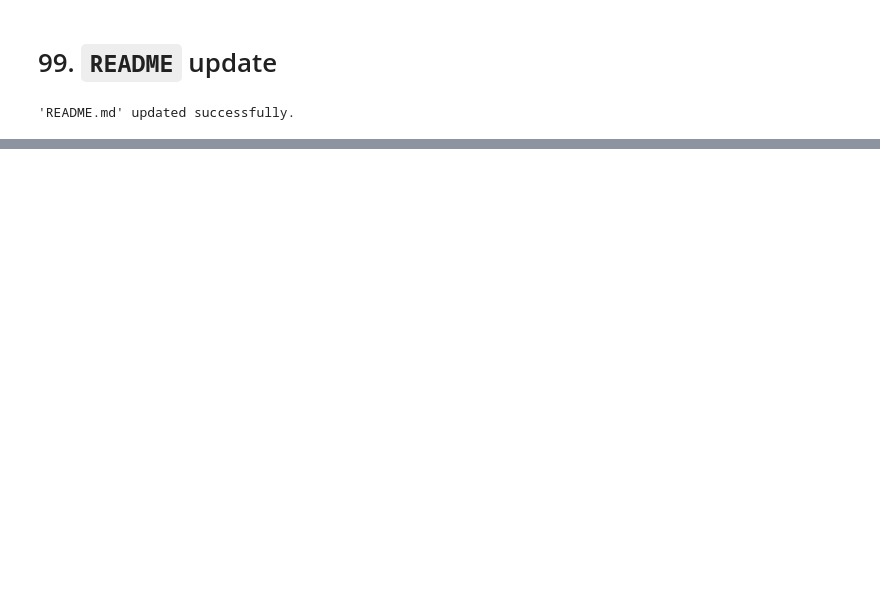
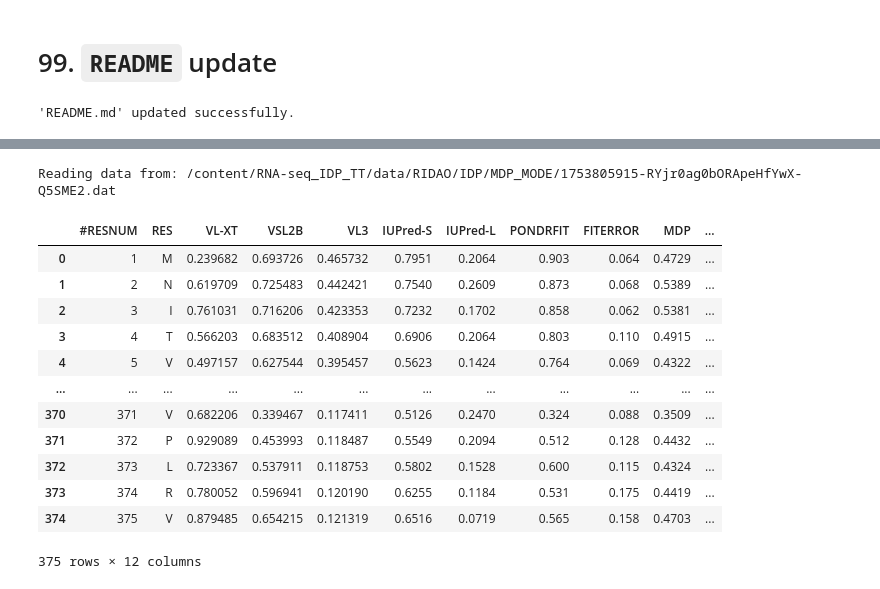
Before and after one commit to alibekk93/RNA-seq_IDP_TT, a Jupyter notebook: RNA_seq_T_thermophilus.ipynb, the cells around one changed output, grey strips where cells are left out. Saved outputs shown, nothing was run; the diff lists cells and outputs as text; code cells hidden in the pictures; blank space fills up the shorter version.

```diff
--- a/RNA_seq_T_thermophilus.ipynb
+++ b/RNA_seq_T_thermophilus.ipynb
@@ -507,0 +498,17 @@ None
+# %%
+read_idp_data('Q5SME2')
+# %% [output]
+Reading data from: /content/RNA-seq_IDP_TT/data/RIDAO/IDP/MDP_MODE/1753805915-RYjr0ag0bORApeHfYwX-Q5SME2.dat
+|  | #RESNUM | RES | VL-XT | VSL2B | VL3 | IUPred-S | IUPred-L | PONDRFIT | FITERROR | MDP | ... |
+| 0 | 1 | M | 0.239682 | 0.693726 | 0.465732 | 0.7951 | 0.2064 | 0.903 | 0.064 | 0.4729 | ... |
+| 1 | 2 | N | 0.619709 | 0.725483 | 0.442421 | 0.7540 | 0.2609 | 0.873 | 0.068 | 0.5389 | ... |
+| 2 | 3 | I | 0.761031 | 0.716206 | 0.423353 | 0.7232 | 0.1702 | 0.858 | 0.062 | 0.5381 | ... |
+| 3 | 4 | T | 0.566203 | 0.683512 | 0.408904 | 0.6906 | 0.2064 | 0.803 | 0.110 | 0.4915 | ... |
+| 4 | 5 | V | 0.497157 | 0.627544 | 0.395457 | 0.5623 | 0.1424 | 0.764 | 0.069 | 0.4322 | ... |
+| ... | ... | ... | ... | ... | ... | ... | ... | ... | ... | ... | ... |
+| 370 | 371 | V | 0.682206 | 0.339467 | 0.117411 | 0.5126 | 0.2470 | 0.324 | 0.088 | 0.3509 | ... |
+| 371 | 372 | P | 0.929089 | 0.453993 | 0.118487 | 0.5549 | 0.2094 | 0.512 | 0.128 | 0.4432 | ... |
+| 372 | 373 | L | 0.723367 | 0.537911 | 0.118753 | 0.5802 | 0.1528 | 0.600 | 0.115 | 0.4324 | ... |
+| 373 | 374 | R | 0.780052 | 0.596941 | 0.120190 | 0.6255 | 0.1184 | 0.531 | 0.175 | 0.4419 | ... |
+| 374 | 375 | V | 0.879485 | 0.654215 | 0.121319 | 0.6516 | 0.0719 | 0.565 | 0.158 | 0.4703 | ... |
+375 rows × 12 columns
```
Also changed, not shown: parts of 12 cells of this notebook.
